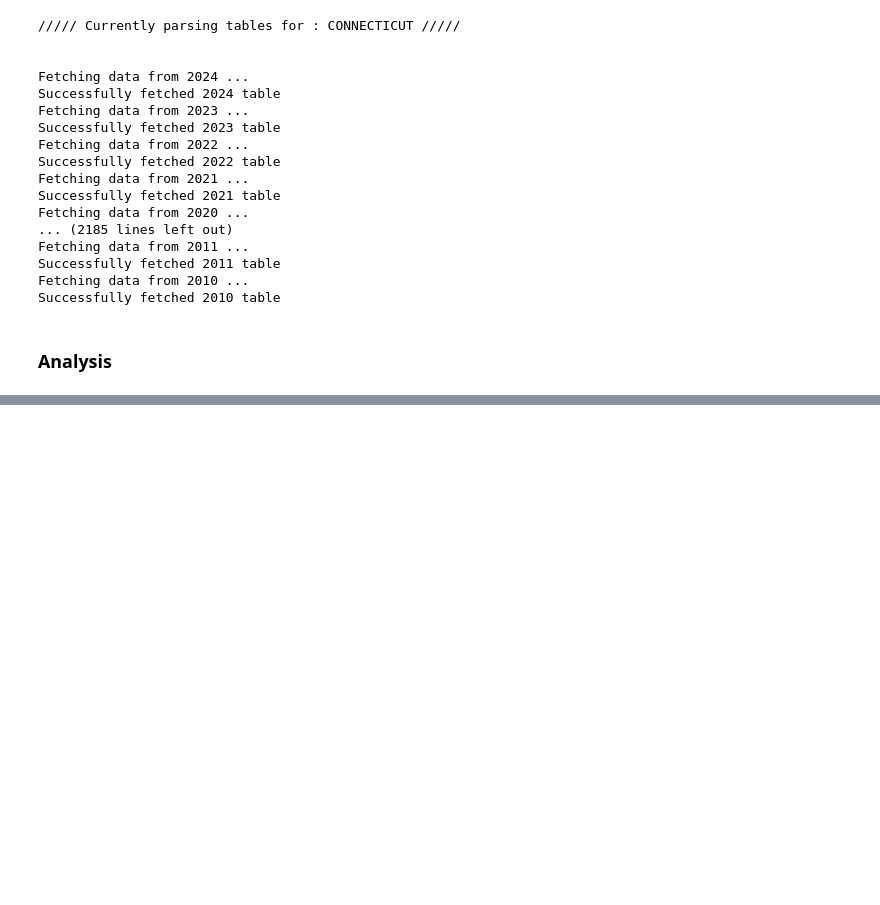
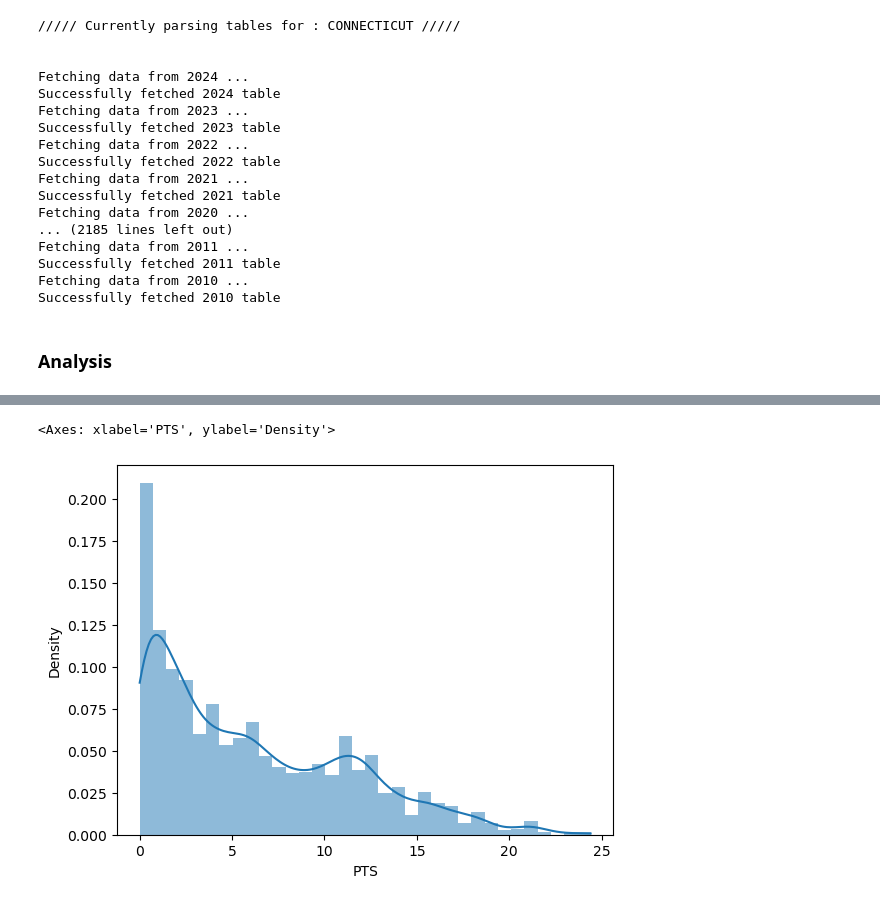
Before and after one commit to hinayatali9/STA365_Proj, a Jupyter notebook: data_fetch.ipynb, the cells around one changed output, grey strips where cells are left out. Cells and saved outputs as stored; diff of their text form; code cells hidden in the pictures; blank space fills up the shorter version.

```diff
--- a/data_fetch.ipynb
+++ b/data_fetch.ipynb
@@ -91,0 +157,5 @@ final_df.to_csv('per_game_data.csv')
+# %%
+sns.histplot(df['PTS'], kde=True, stat="density", linewidth=0)
+# %% [output]
+<Axes: xlabel='PTS', ylabel='Density'>
+[figure, added]
```
Also changed, not shown: parts of 8 cells of this notebook.
